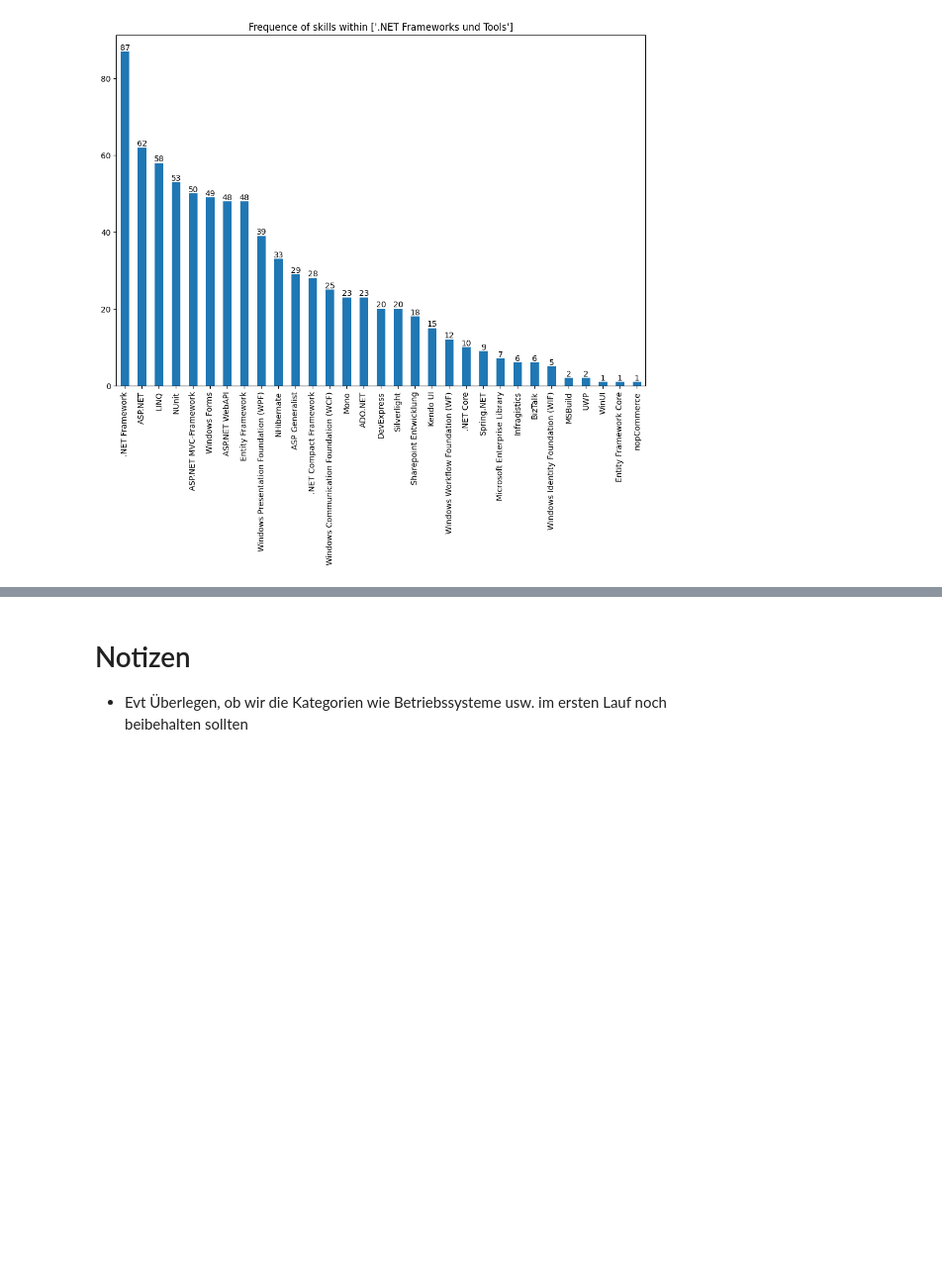
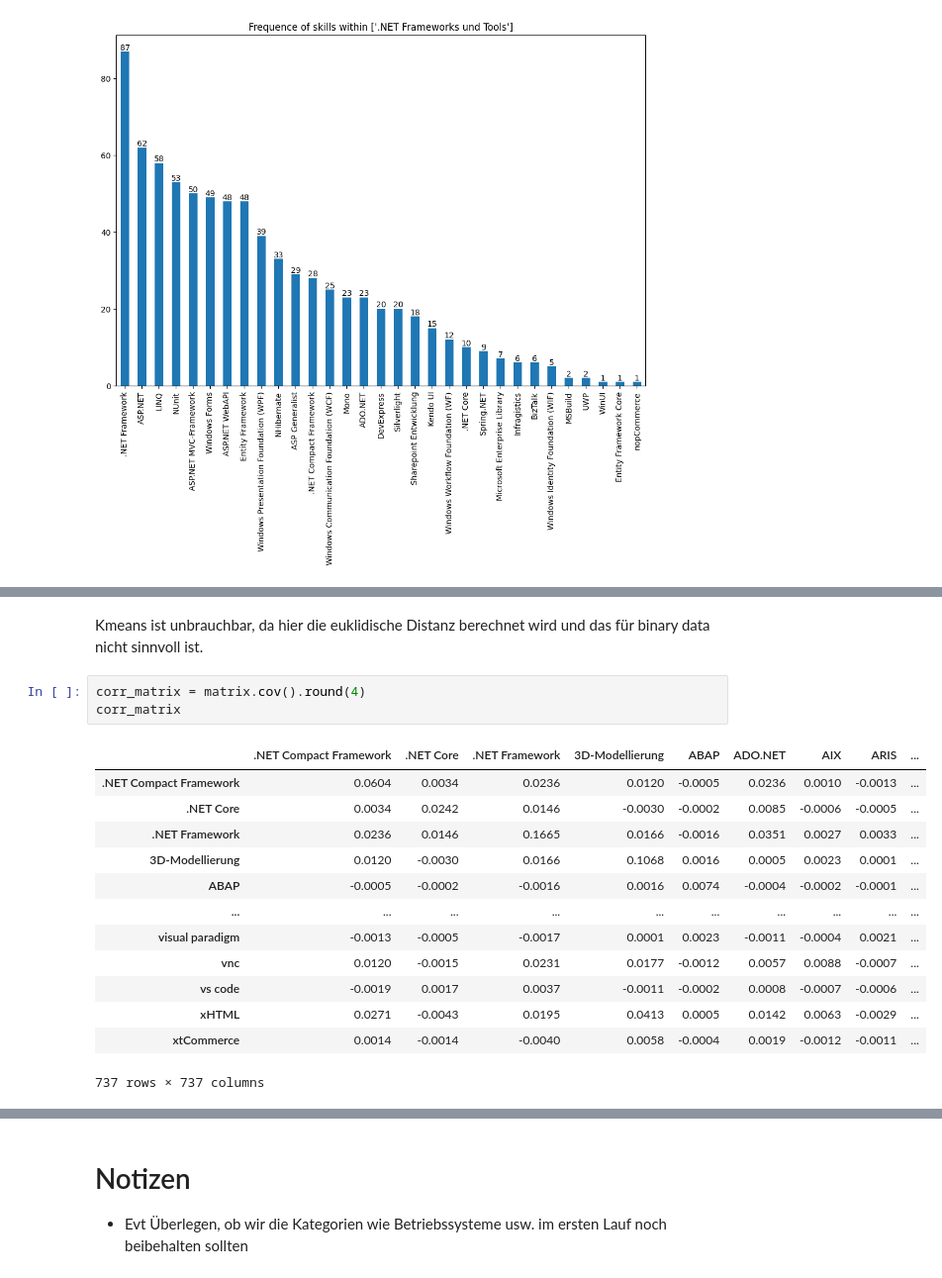
Before and after one commit to maximizer36/DS_AP, a Jupyter notebook: Git_AP_V1.ipynb, the cells around one changed output, grey strips where cells are left out. Shown at 99% size. Cells and saved outputs as stored; diff of their text form; blank space fills up the shorter version.

```diff
--- a/Git_AP_V1.ipynb
+++ b/Git_AP_V1.ipynb
@@ -203,0 +245,19 @@ plot_distribution_in_category(categories[0])
+# %% [markdown]
+Kmeans ist unbrauchbar, da hier die euklidische Distanz berechnet wird und das für binary data nicht sinnvoll ist.
+# %%
+corr_matrix = matrix.cov().round(4)
+corr_matrix
+# %% [output]
+|  | .NET Compact Framework | .NET Core | .NET Framework | 3D-Modellierung | ABAP | ADO.NET | AIX | ARIS | ... |
+| .NET Compact Framework | 0.0604 | 0.0034 | 0.0236 | 0.0120 | -0.0005 | 0.0236 | 0.0010 | -0.0013 | ... |
+| .NET Core | 0.0034 | 0.0242 | 0.0146 | -0.0030 | -0.0002 | 0.0085 | -0.0006 | -0.0005 | ... |
+| .NET Framework | 0.0236 | 0.0146 | 0.1665 | 0.0166 | -0.0016 | 0.0351 | 0.0027 | 0.0033 | ... |
+| 3D-Modellierung | 0.0120 | -0.0030 | 0.0166 | 0.1068 | 0.0016 | 0.0005 | 0.0023 | 0.0001 | ... |
+| ABAP | -0.0005 | -0.0002 | -0.0016 | 0.0016 | 0.0074 | -0.0004 | -0.0002 | -0.0001 | ... |
+| ... | ... | ... | ... | ... | ... | ... | ... | ... | ... |
+| visual paradigm | -0.0013 | -0.0005 | -0.0017 | 0.0001 | 0.0023 | -0.0011 | -0.0004 | 0.0021 | ... |
+| vnc | 0.0120 | -0.0015 | 0.0231 | 0.0177 | -0.0012 | 0.0057 | 0.0088 | -0.0007 | ... |
+| vs code | -0.0019 | 0.0017 | 0.0037 | -0.0011 | -0.0002 | 0.0008 | -0.0007 | -0.0006 | ... |
+| xHTML | 0.0271 | -0.0043 | 0.0195 | 0.0413 | 0.0005 | 0.0142 | 0.0063 | -0.0029 | ... |
+| xtCommerce | 0.0014 | -0.0014 | -0.0040 | 0.0058 | -0.0004 | 0.0019 | -0.0012 | -0.0011 | ... |
+737 rows × 737 columns
```
Also changed, not shown: parts of 13 cells of this notebook.
